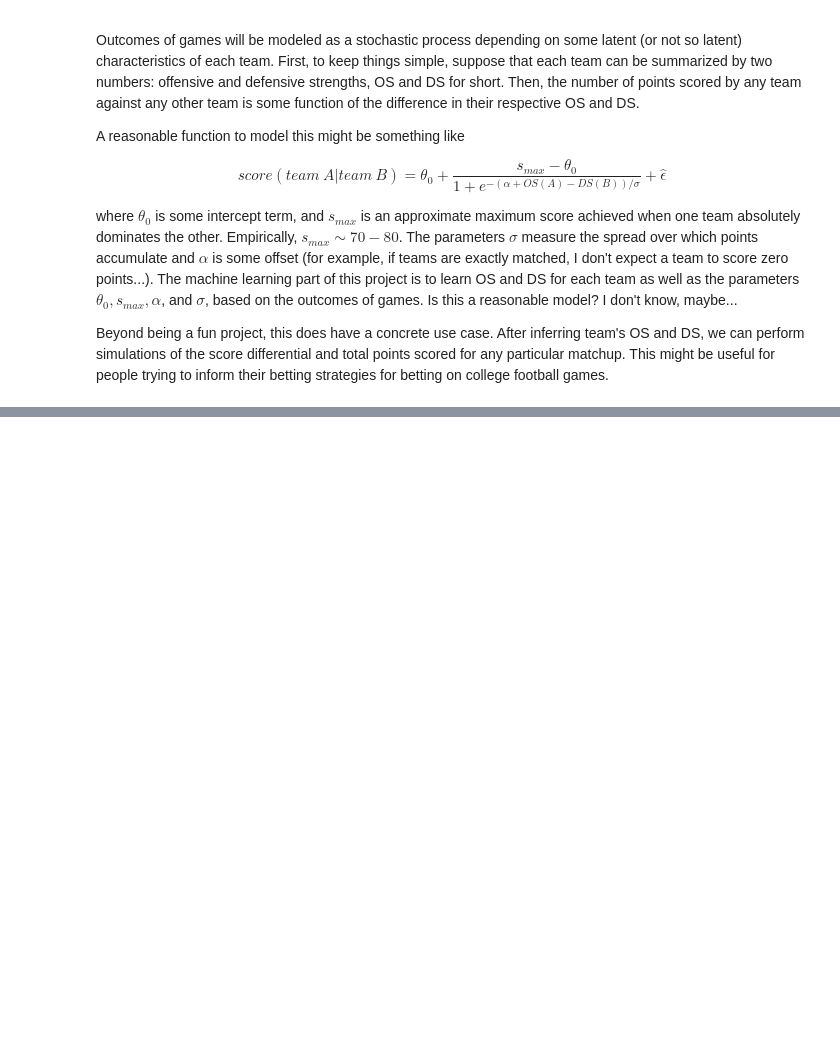
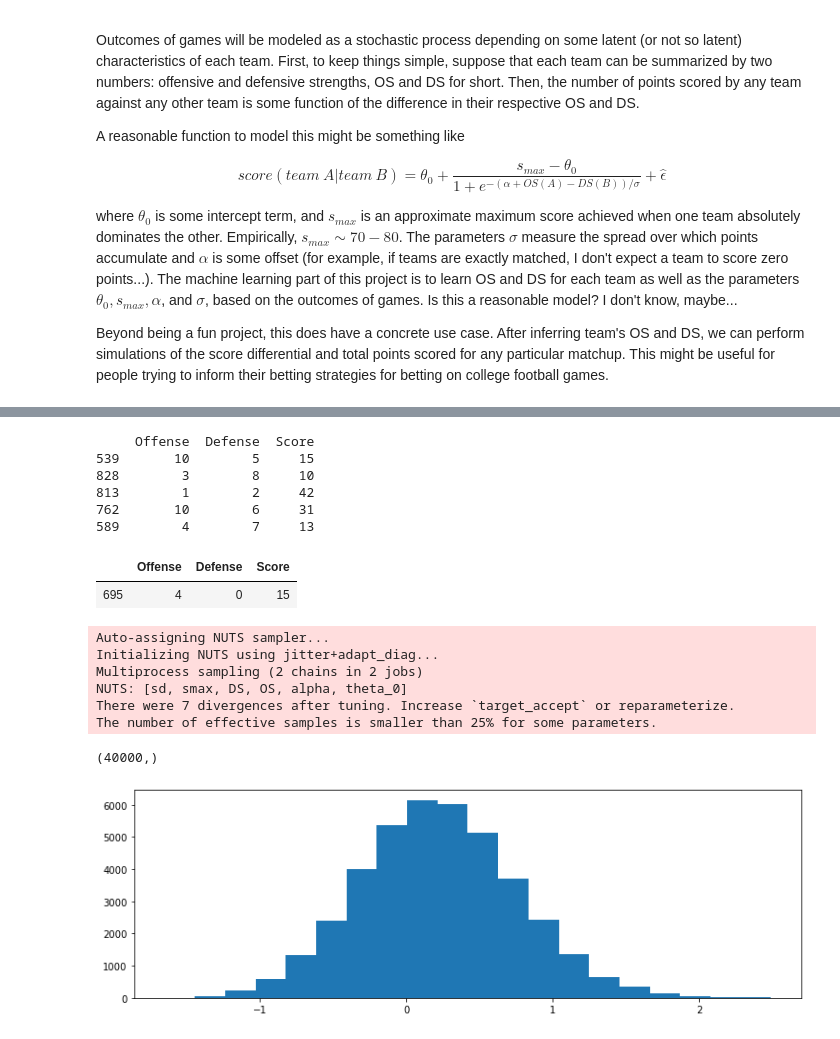
Before and after one commit to dbz10/bayesian-cfb, a Jupyter notebook: notebooks/02-modeling playground.ipynb, the cells around one changed output, grey strips where cells are left out. Saved outputs shown, nothing was run; the diff lists cells and outputs as text; code cells hidden in the pictures; blank space fills up the shorter version.

Commit message:
first modeling attempt

```diff
--- a/notebooks/02-modeling playground.ipynb
+++ b/notebooks/02-modeling playground.ipynb
@@ -16,0 +88,27 @@ Beyond being a fun project, this does have a concrete use case. After inferring
+# %%
+# this data frame needs to be manipulated slightly in order to fit
+# into what the model will expect
+
+df_in = pd.concat(
+    [pac12games[["HomeId","AwayId","HomeScore"]].rename(columns = {"HomeId": "Offense",
+                                                           "AwayId": "Defense",
+                                                           "HomeScore":"Score"}),
+     pac12games[["AwayId","HomeId","AwayScore"]].rename(columns = {"AwayId":"Offense",
+                                                           "HomeId":"Defense",
+                                                           "AwayScore":"Score"})
+    ]
+).copy()
+
+print(df_in.sample(5))
+# %% [output]
+     Offense  Defense  Score
+539       10        5     15
+828        3        8     10
+813        1        2     42
+762       10        6     31
+589        4        7     13
+# %%
+df_in.query('Offense == 4 & Defense == 0')
+# %% [output]
+|  | Offense | Defense | Score |
+| 695 | 4 | 0 | 15 |
@@ -16,0 +119,8 @@ Beyond being a fun project, this does have a concrete use case. After inferring
+# %%
+with pm.Model() as model:
+    theta_0 = pm.Normal('theta_0',mu = 3, sigma = 0.1)
+    alpha = pm.Normal('alpha', mu = 0, sigma = 1)
+    OS = pm.Normal('OS', mu = 0, sigma = 1, shape = 12)
+    DS = pm.Normal('DS', mu = 0, sigma = 1, shape = 12)
+    s_max = pm.Normal('smax', mu = 70, sigma = 10)
+    sd = pm.HalfCauchy("sd", beta = 2)
@@ -16,0 +140,19 @@ Beyond being a fun project, this does have a concrete use case. After inferring
+# %%
+with model:
+    trace = pm.sample(20000, tune = 20000)
+# %% [output]
+Auto-assigning NUTS sampler...
+Initializing NUTS using jitter+adapt_diag...
+Multiprocess sampling (2 chains in 2 jobs)
+NUTS: [sd, smax, DS, OS, alpha, theta_0]
+There were 7 divergences after tuning. Increase `target_accept` or reparameterize.
+The number of effective samples is smaller than 25% for some parameters.
+# %%
+fig, ax = plt.subplots(figsize = (12.5,4))
+
+ax.hist(trace['alpha'],bins = 20)
+print(trace['alpha'].shape)
+plt.show()
+# %% [output]
+(40000,)
+[figure, added]
```
Also changed, not shown: parts of 17 cells of this notebook.
